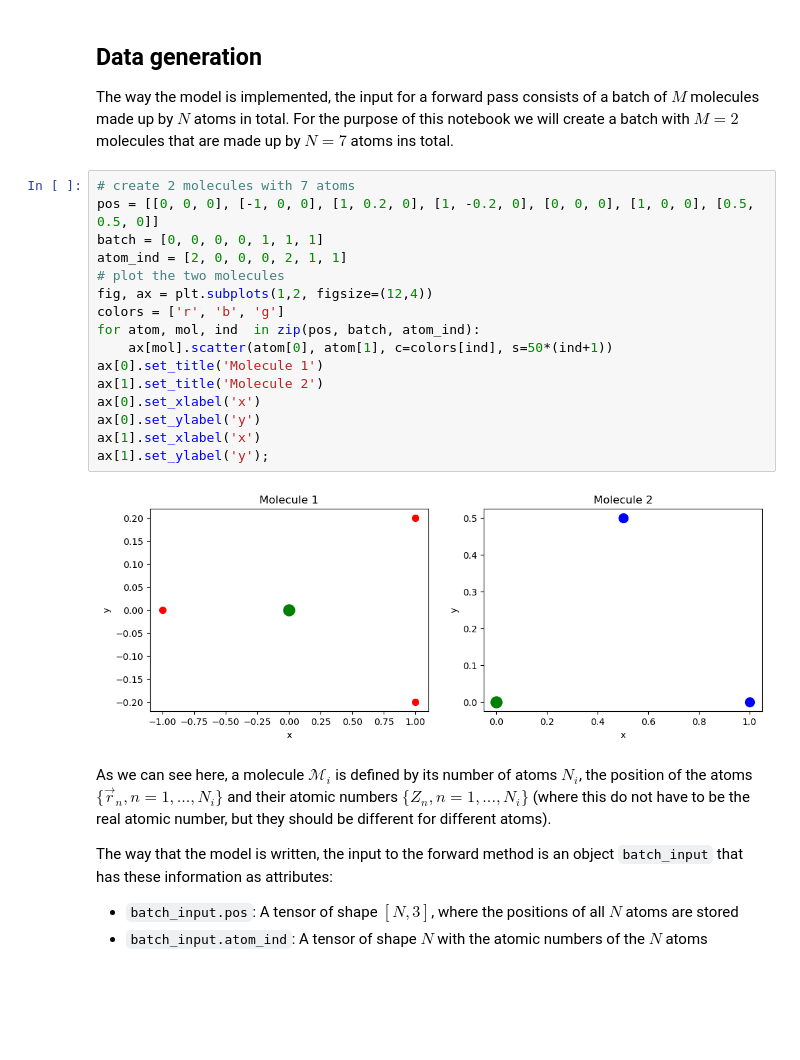
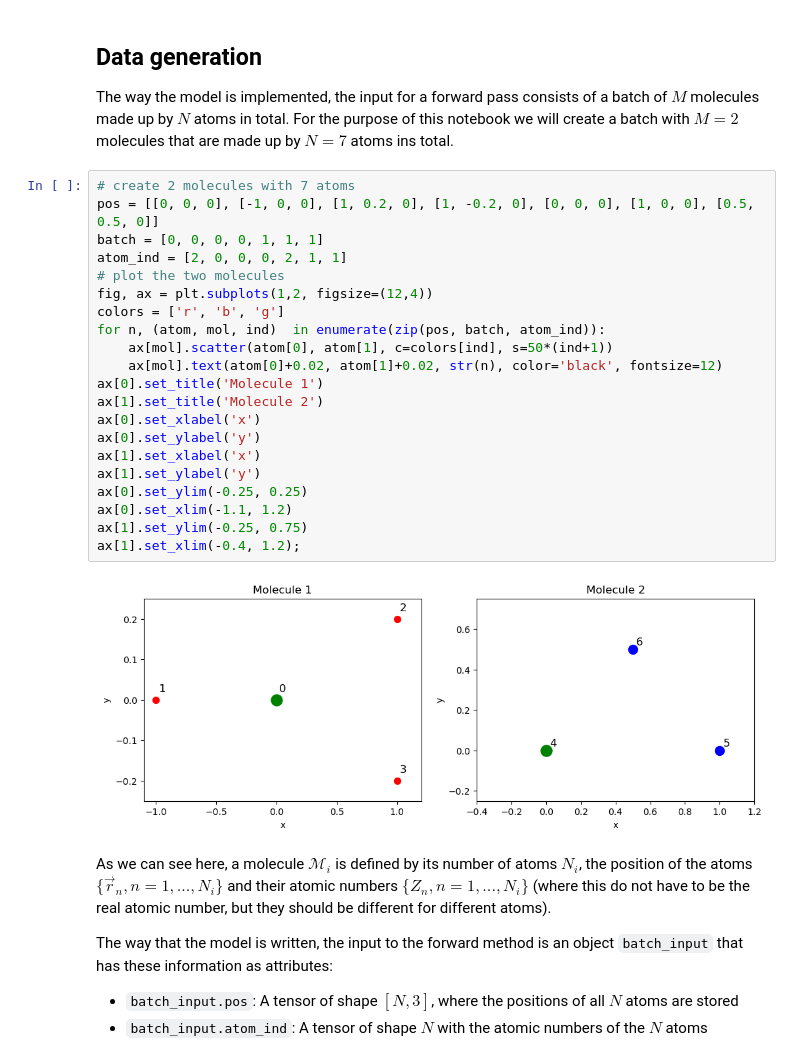
Before and after one commit to jannisdemel/TensorNet, a Jupyter notebook: Tutorial_TensorNet.ipynb, the cells around one changed output. Saved outputs shown, nothing was run; the diff lists cells and outputs as text; blank space fills up the shorter version.

Commit message:
finish graph creation

```diff
--- a/Tutorial_TensorNet.ipynb
+++ b/Tutorial_TensorNet.ipynb
@@ -13,21 +13,26 @@ The way the model is implemented, the input for a forward pass consists of a bat
 # %%
 # create 2 molecules with 7 atoms
 pos = [[0, 0, 0], [-1, 0, 0], [1, 0.2, 0], [1, -0.2, 0], [0, 0, 0], [1, 0, 0], [0.5, 0.5, 0]]
 batch = [0, 0, 0, 0, 1, 1, 1]
 atom_ind = [2, 0, 0, 0, 2, 1, 1]
 # plot the two molecules
 fig, ax = plt.subplots(1,2, figsize=(12,4))
 colors = ['r', 'b', 'g']
-for atom, mol, ind  in zip(pos, batch, atom_ind):
+for n, (atom, mol, ind)  in enumerate(zip(pos, batch, atom_ind)):
     ax[mol].scatter(atom[0], atom[1], c=colors[ind], s=50*(ind+1))
+    ax[mol].text(atom[0]+0.02, atom[1]+0.02, str(n), color='black', fontsize=12)
 ax[0].set_title('Molecule 1')
 ax[1].set_title('Molecule 2')
 ax[0].set_xlabel('x')
 ax[0].set_ylabel('y')
 ax[1].set_xlabel('x')
-ax[1].set_ylabel('y');
+ax[1].set_ylabel('y')
+ax[0].set_ylim(-0.25, 0.25)
+ax[0].set_xlim(-1.1, 1.2)
+ax[1].set_ylim(-0.25, 0.75)
+ax[1].set_xlim(-0.4, 1.2);
 # %% [output]
-[figure, old version]
+[figure, new version]
 # %% [markdown]
 As we can see here, a molecule $\mathcal{M}_i$ is defined by its number of atoms $N_i$, the position of the atoms $\{\vec{r}_n,n=1,...,N_i\}$ and their atomic numbers $\{Z_n,n=1,...,N_i\}$ (where this do not have to be the real atomic number, but they should be different for different atoms).
 
```
Also changed, not shown: parts of 15 cells of this notebook, 1 other file.
